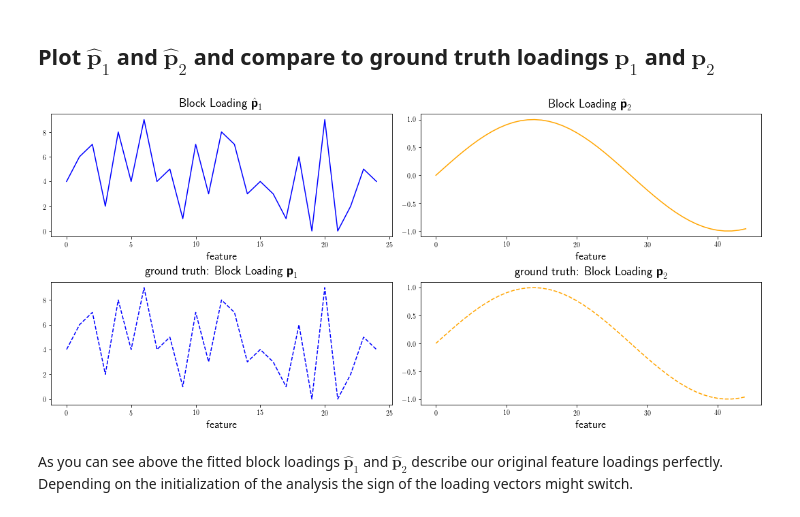
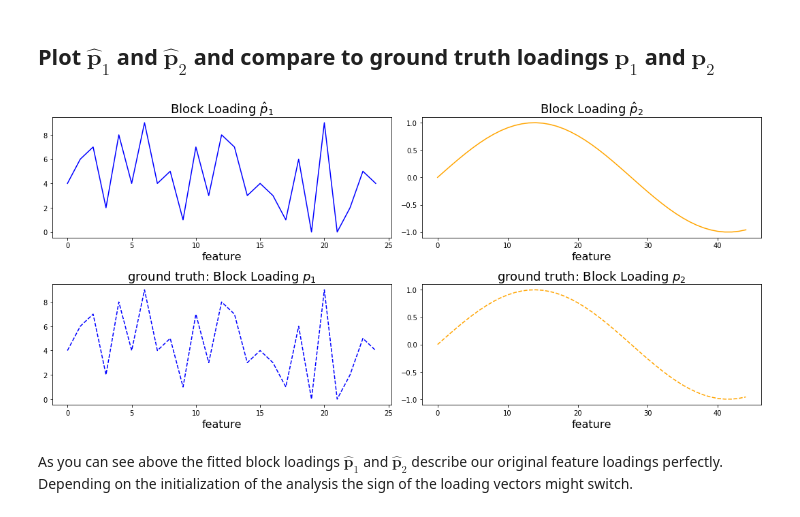
Before and after one commit to DTUComputeStatisticsAndDataAnalysis/MBPLS, a Jupyter notebook: examples/introduction/MBPLS_introduction.ipynb, the cells around one changed output. Saved outputs shown, nothing was run; the diff lists cells and outputs as text; code cells hidden in the pictures.

```diff
--- a/examples/introduction/MBPLS_introduction.ipynb
+++ b/examples/introduction/MBPLS_introduction.ipynb
@@ -15,9 +17,6 @@ num_vars_x1 = 25
 num_vars_x2 = 45
 noise = 0      # add noise between 0..10
 # %%
-import matplotlib
-matplotlib.rc('text', usetex=True)
-matplotlib.rcParams['text.latex.preamble']=[r"\usepackage{amsmath}"]
 from matplotlib import pyplot as plt
 import numpy as np
 from scipy.stats import ortho_group
@@ -95,6 +92,6 @@ With this simple example we aim to find out about the following:
 3. Are the fitted block scores $\hat{\textbf{t}}_1$ and $\hat{\textbf{t}}_2$ describing the ground truth of our chosen block scores $\textbf{t}_1$ and $\textbf{t}_2$?
 # %%
 from mbpls.mbpls import MBPLS
-mbpls_model = MBPLS(n_components=2,method='UNIPALS',standardize=False)
+mbpls_model = MBPLS(n_components=2, standardize=False)
 mbpls_model.fit(X=[x1, x2], Y=t);
 # %% [markdown]
@@ -126,20 +110,20 @@ p2_hat = mbpls_model.P_[1][:,1]
 # %%
 fig, ax = plt.subplots(ncols=2, nrows=2, figsize=(15,7))
 ax[0][0].plot(p1_hat, color='blue')
-ax[0][0].set_title(r'Block Loading $\hat{\textbf{p}}_1$', size=18)
+ax[0][0].set_title('Block Loading $\hat{p}_1$', size=18)
 ax[0][0].set_xlabel('feature', size=16)
 ax[0][1].plot(p2_hat, color='orange')
-ax[0][1].set_title(r'Block Loading $\hat{\textbf{p}}_2$', size=18)
+ax[0][1].set_title('Block Loading $\hat{p}_2$', size=18)
 ax[0][1].set_xlabel('feature', size=16)
 ax[1][0].plot(p1,color='blue',ls='--')
-ax[1][0].set_title(r'ground truth: Block Loading $\textbf{p}_1$', size=18)
+ax[1][0].set_title('ground truth: Block Loading $p_1$', size=18)
 ax[1][0].set_xlabel('feature', size=16)
 ax[1][1].plot(p2,color='orange',ls='--')
-ax[1][1].set_title(r'ground truth: Block Loading $\textbf{p}_2$', size=18)
+ax[1][1].set_title('ground truth: Block Loading $p_2$', size=18)
 ax[1][1].set_xlabel('feature', size=16)
 plt.tight_layout()
 # %% [output]
-[figure, old version]
+[figure, new version]
 # %% [markdown]
 As you can see above the fitted block loadings $\hat{\textbf{p}}_1$ and $\hat{\textbf{p}}_2$ describe our original feature loadings perfectly. Depending on the initialization of the analysis the sign of the loading vectors might switch.
 # %% [markdown]
```
Also changed, not shown: parts of 16 cells of this notebook, 3 other files.
